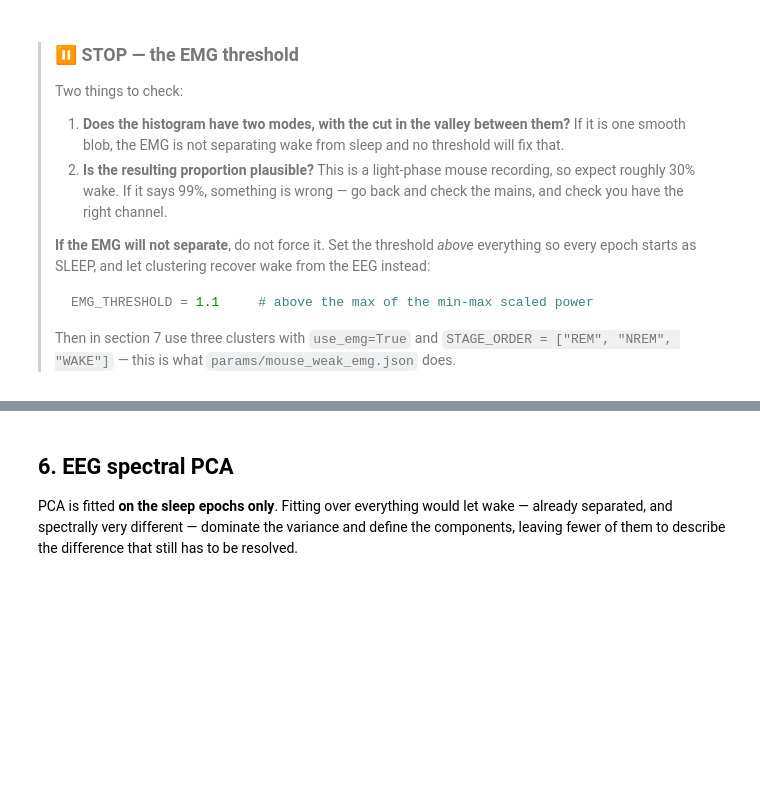
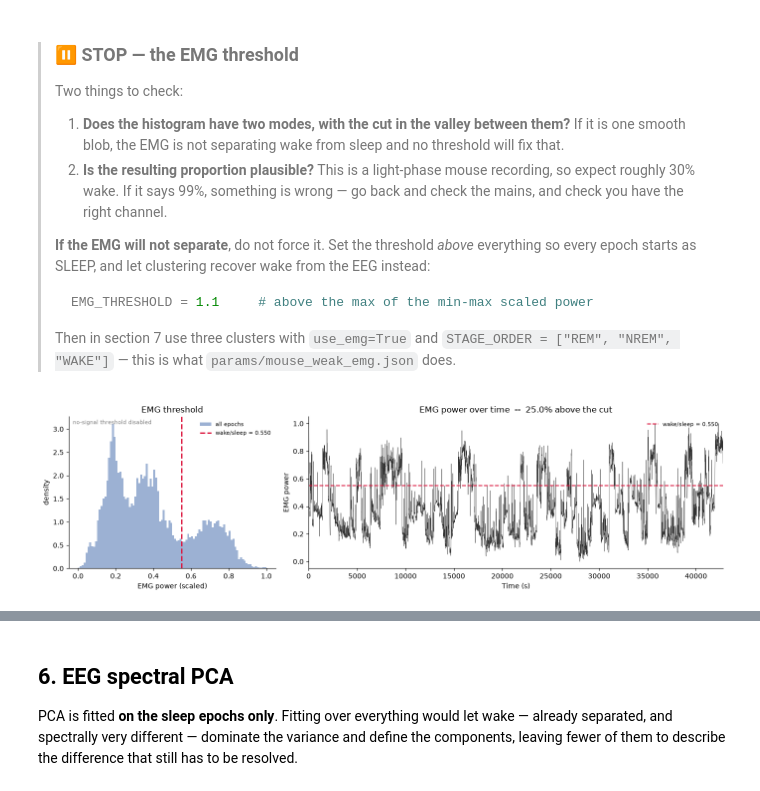
Before and after one commit to BoccaraLab/nyx, a Jupyter notebook: examples/05_real_data.ipynb, the cells around one changed output, grey strips where cells are left out. Cells and saved outputs as stored; diff of their text form; code cells hidden in the pictures; blank space fills up the shorter version.

```diff
--- a/examples/05_real_data.ipynb
+++ b/examples/05_real_data.ipynb
@@ -138,3 +160,13 @@ plt.show()
 > end and set `WINDOW` inside them.
 >
 > Change either in the cell below and re-run from there.
+# %%
+# 🔧 A notch goes in the *params*, so it is recorded in run.json and replays.
+NOTCH = check.suggested_notch()      # None, 50 or 60
+print("notch:", NOTCH)
+
+# params["EEG"]["notch"] = NOTCH
+params["EMG"]["notch"] = NOTCH
+
+# 🔧 None = the whole recording, otherwise (start, end) in seconds.
+WINDOW = (0, 42800)
@@ -141,14 +175,4 @@ plt.show()
 # %%
-# 🔧 A notch goes in the *params*, so it is recorded in run.json and replays.
-NOTCH = check.suggested_notch()      # None, 50 or 60
-if NOTCH:
-    params["EEG"]["notch"] = NOTCH
-    params["EMG"]["notch"] = NOTCH
-print("notch:", NOTCH)
-
-# 🔧 None = the whole recording, otherwise (start, end) in seconds.
-WINDOW = None
-
 # Preprocessing is lazy, so this costs nothing until a trace is read.
 processed = nyx.preprocess_recording(recording, params)
 windowed = processed if WINDOW is None else processed.time_slice(*WINDOW)
@@ -196,4 +234,11 @@ print(f"automatic threshold {auto_threshold:.3f}   "
 > Then in section 7 use three clusters with `use_emg=True` and
 > `STAGE_ORDER = ["REM", "NREM", "WAKE"]` — this is what
 > `params/mouse_weak_emg.json` does.
+# %%
+# 🔧 None = keep the automatic threshold. A number overrides it.
+EMG_THRESHOLD = 0.55
+nyx.plot_emg_check(emg, threshold=EMG_THRESHOLD, nosignal=NOSIGNAL)
+plt.show()
+# %% [output]
+[figure, added]
 # %%
```
Also changed, not shown: parts of 15 cells of this notebook, 3 other files.
